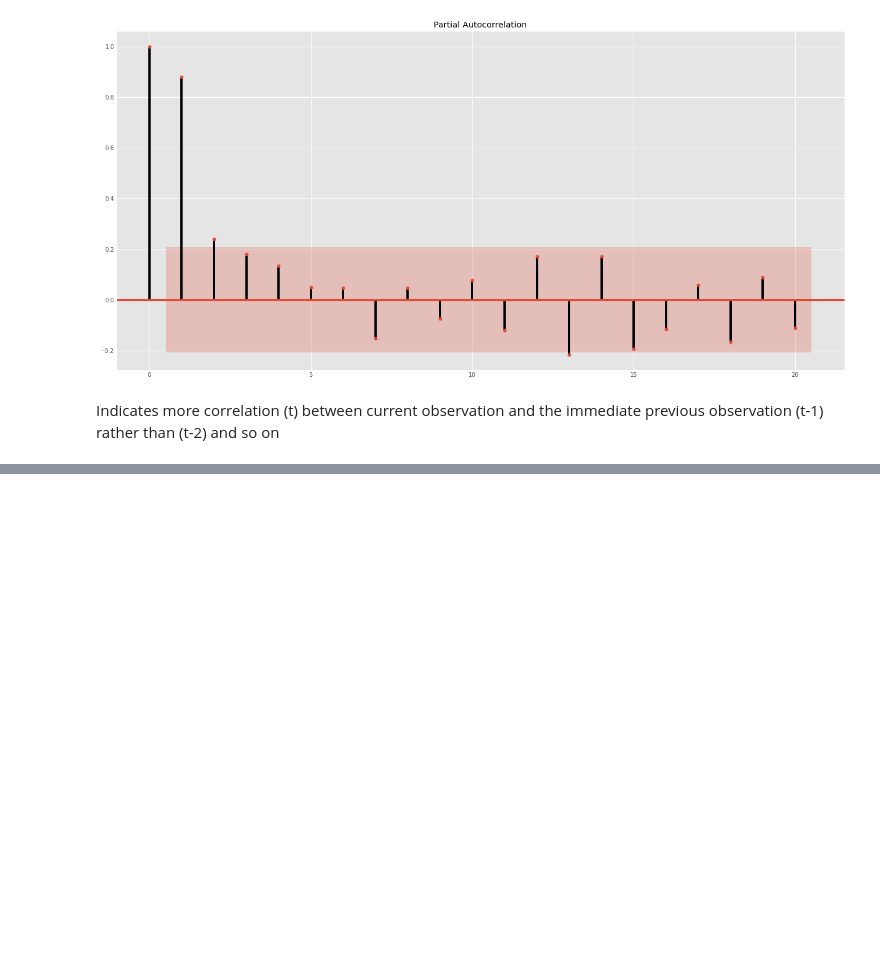
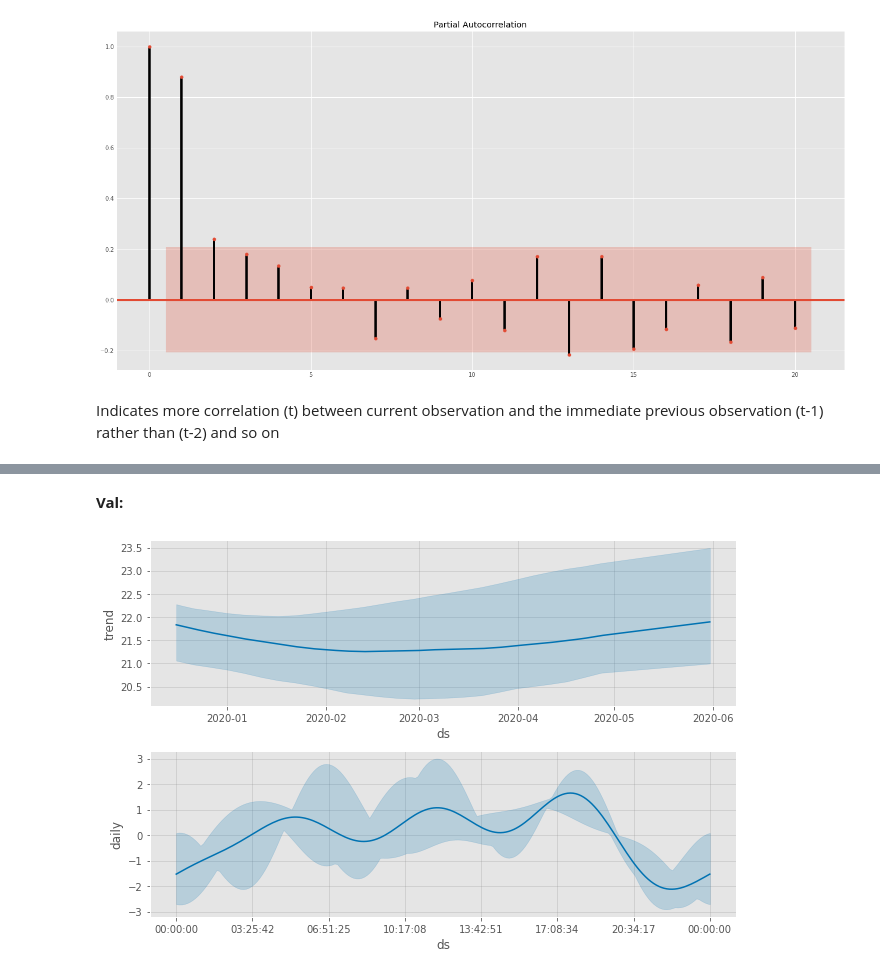
Before and after one commit to abhishekmani12/Kaggle, a Jupyter notebook: TimeSeries/Curve_Fitting.ipynb, the cells around one changed output, grey strips where cells are left out. Cells and saved outputs as stored; diff of their text form; code cells hidden in the pictures; blank space fills up the shorter version.

Commit message:
Added Prophet

```diff
--- a/TimeSeries/Curve_Fitting.ipynb
+++ b/TimeSeries/Curve_Fitting.ipynb
@@ -218,0 +333,9 @@ Indicates more correlation (t) between current observation and the immediate pre
+# %%
+df1=df0[['time', 'Tair']].rename(columns={'time':'ds', 'Tair':'y'})
+# %%
+pm=Prophet(
+    weekly_seasonality=False, #Dataset has weeks but this seasonality is not required for the target var as it changes over a longer time period rather than a short one
+    interval_width=0.95, #95% uncertainty/confidence coverage of preds
+    mcmc_samples=10 #param estimation
+
+)
@@ -218,0 +344,2 @@ Indicates more correlation (t) between current observation and the immediate pre
+# %%
+pm.fit(df1)
@@ -218,0 +353,9 @@ Indicates more correlation (t) between current observation and the immediate pre
+# %% [markdown]
+**Val:**
+# %%
+future=pm.make_future_dataframe(periods=24, freq='H')
+preds=pm.predict(future)
+pm.plot_components(preds)
+print()
+# %% [output]
+[figure, added]
```
Also changed, not shown: parts of 48 cells of this notebook.
